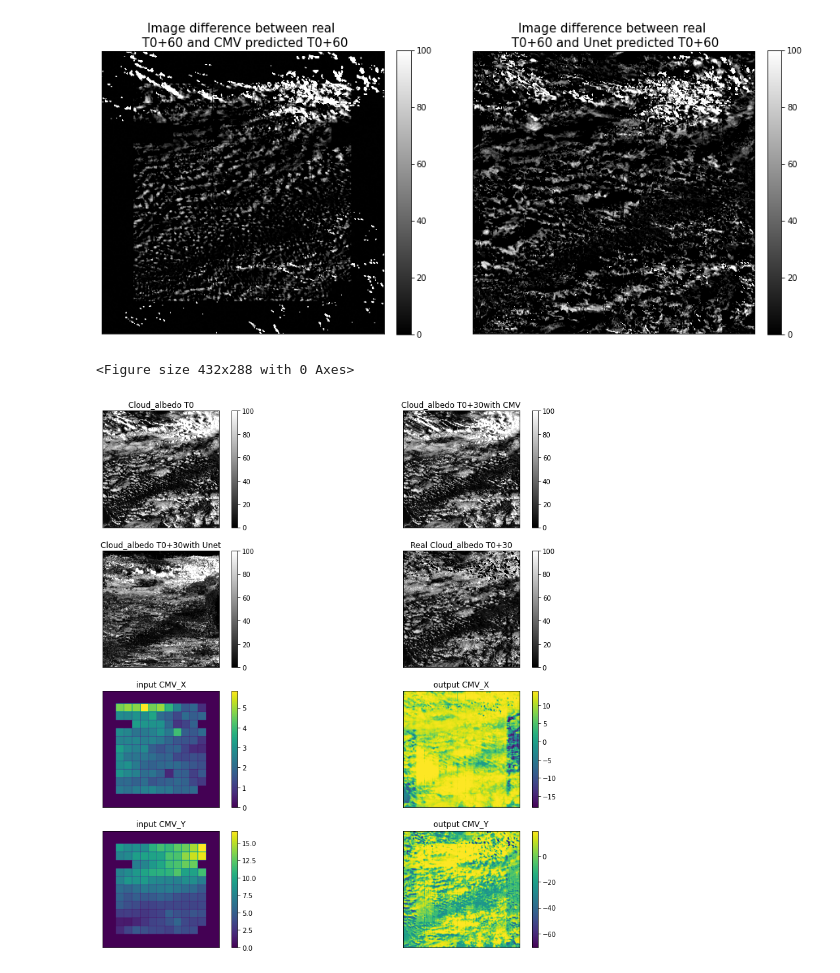
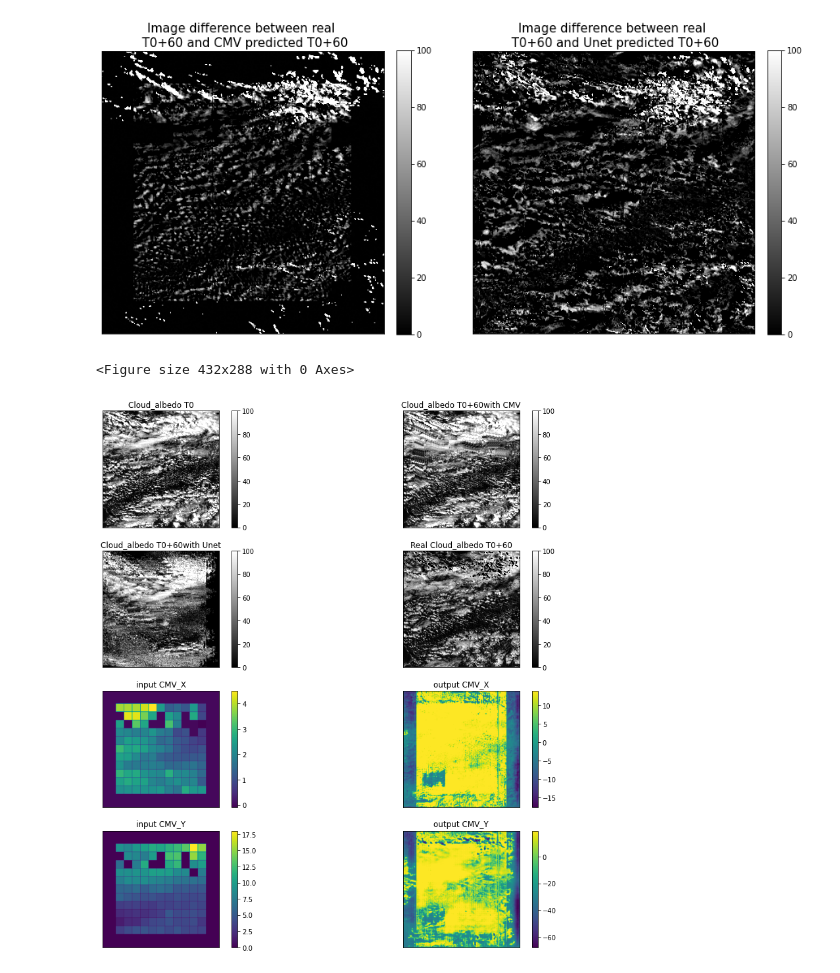
Before and after one commit to dorrabennour/DeepPV, a Jupyter notebook: Unet-Copy1.ipynb, the cells around one changed output. Saved outputs shown, nothing was run; the diff lists cells and outputs as text; code cells hidden in the pictures.

```diff
--- a/Unet-Copy1.ipynb
+++ b/Unet-Copy1.ipynb
@@ -550,7 +607,7 @@ labelleft=False)
 [figure]
 # %%
 %matplotlib inline
-plot_Results('2020_10_10','202010101500','30')
+plot_Results('2020_10_10','202010101400','60')
 # %% [output]
 <Figure size 432x288 with 0 Axes>
-[figure, old version]
+[figure, new version]
```
Also changed, not shown: parts of 27 cells of this notebook.
